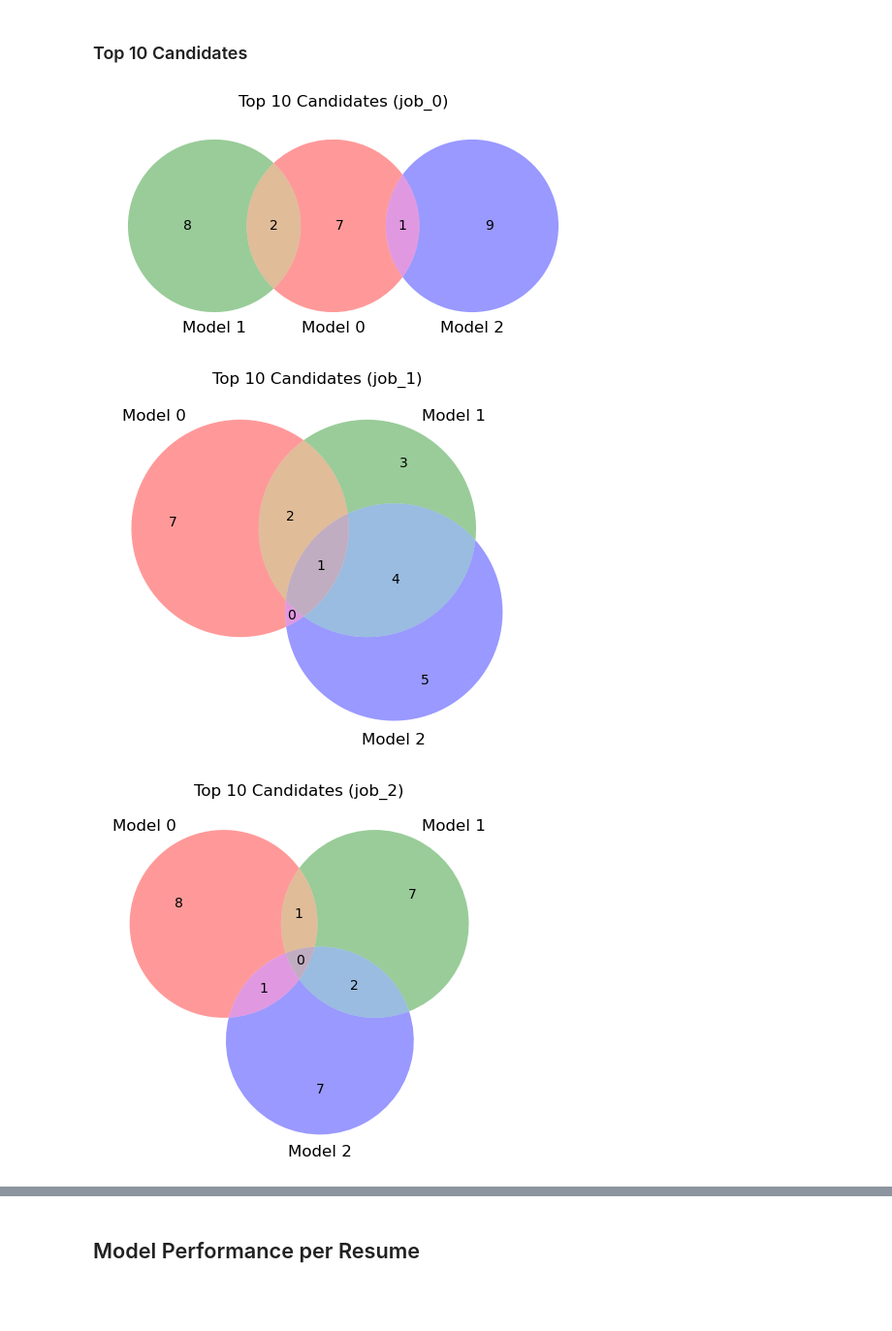
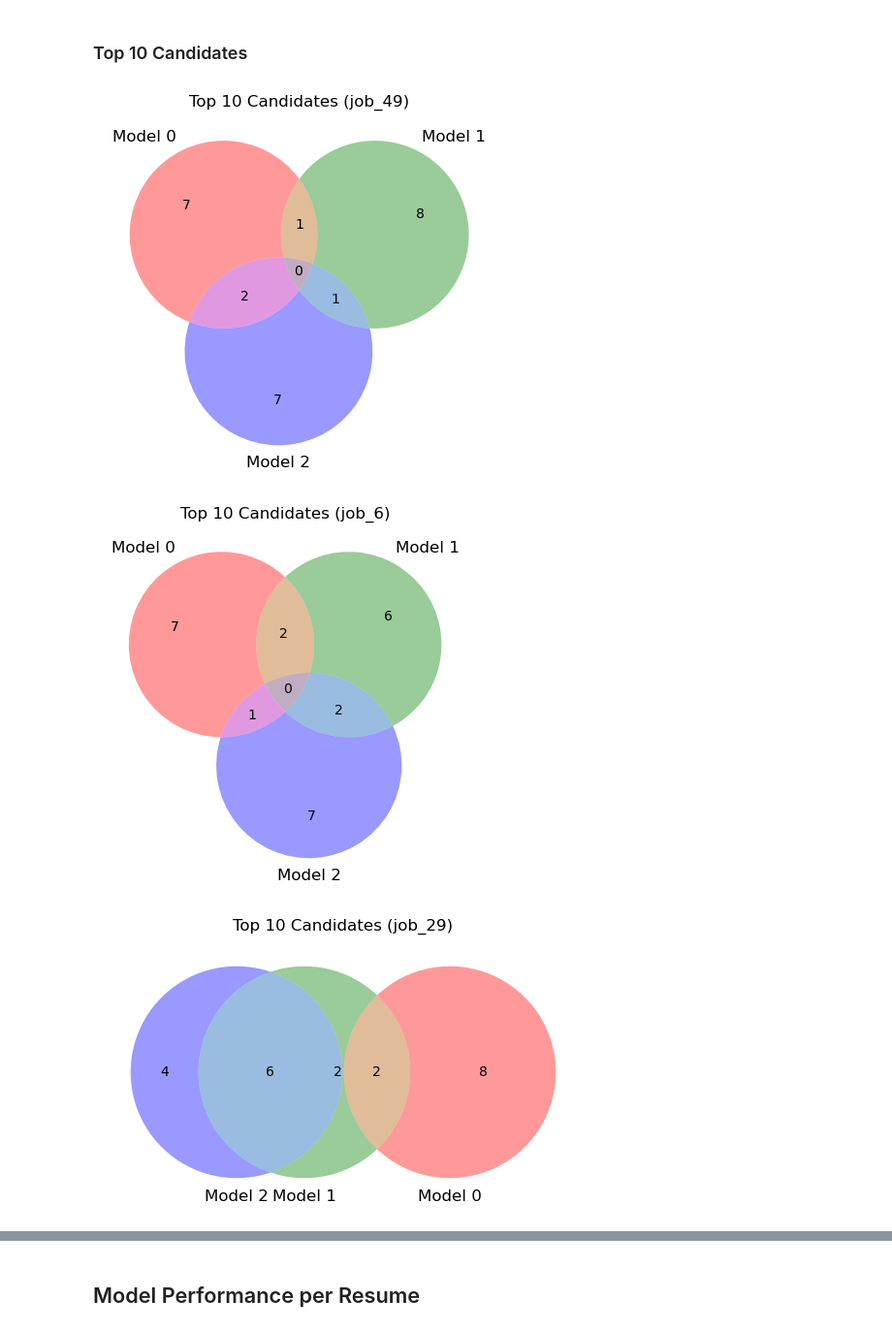
Before and after one commit to Pedagogue-Systems/ai-matching-consistency-eval, a Jupyter notebook: notebooks/model_analysis.ipynb, the cells around one changed output, grey strips where cells are left out. Shown at 97% size. Cells and saved outputs as stored; diff of their text form; code cells hidden in the pictures; blank space fills up the shorter version.

Commit message:
Update Model Analysis #4
Analyze model consistency with more resumes and job postings. Export the results.

```diff
--- a/notebooks/model_analysis.ipynb
+++ b/notebooks/model_analysis.ipynb
@@ -27,6 +30,7 @@ models = {'all-MiniLM-L6-v2': SentenceTransformer('all-MiniLM-L6-v2'),
           'all-MiniLM-L12-v2': SentenceTransformer('all-MiniLM-L12-v2'),
           'paraphrase-MiniLM-L6-v2': SentenceTransformer('paraphrase-MiniLM-L6-v2')}
 
-df = resume_to_job_analysis(resumes[0:200], job_postings[0:5], models)
+df = resume_to_job_analysis(resumes[0:300], job_postings[0:50], models)
+df.to_csv('../data/resume_to_job_analysis.csv')
 print(df)
 # %% [output]
@@ -62,8 +66,9 @@ paraphrase-MiniLM-L6-v2  0.010969  0.104733  0.244818 -0.015828  0.529223
 ### Top 3 Candidates
 # %%
 jobs_unique = df['job_posting'].unique()
+random.shuffle(jobs_unique)
 
-for job in jobs_unique:
+for job in jobs_unique[0:3]:
     job_df = df[df['job_posting'] == job]
 
     model_0 = job_df[job_df['model_name'] == 'all-MiniLM-L6-v2'].head(3)
@@ -106,22 +111,22 @@ job_1: Top 3 Candidates
 # %% [markdown]
 ### Top 10 Candidates
 # %%
-for job in jobs_unique:
+for job in jobs_unique[0:3]:
     job_df = df[df['job_posting'] == job]
 
     model_0 = job_df[job_df['model_name'] == 'all-MiniLM-L6-v2'].head(10)
     model_1 = job_df[job_df['model_name'] == 'all-MiniLM-L12-v2'].head(10)
     model_2 = job_df[job_df['model_name'] == 'paraphrase-MiniLM-L6-v2'].head(10)
 
     r0 = set(model_0['resume'])
     r1 = set(model_1['resume'])
     r2 = set(model_2['resume'])
 
     venn3([r0, r1, r2], set_labels=('Model 0', 'Model 1', 'Model 2'))
     plt.title(f'Top 10 Candidates ({job})')
 
     plt.show()
 # %% [output]
-[figure, old version]
+[figure, new version]
-[figure, old version]
+[figure, new version]
-[figure, old version]
+[figure, new version]
```
Also changed, not shown: parts of 12 cells of this notebook, 2 other files.
